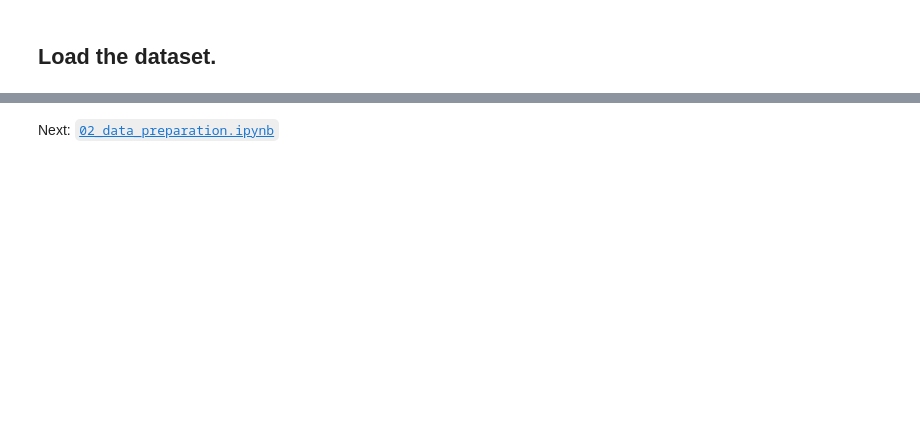
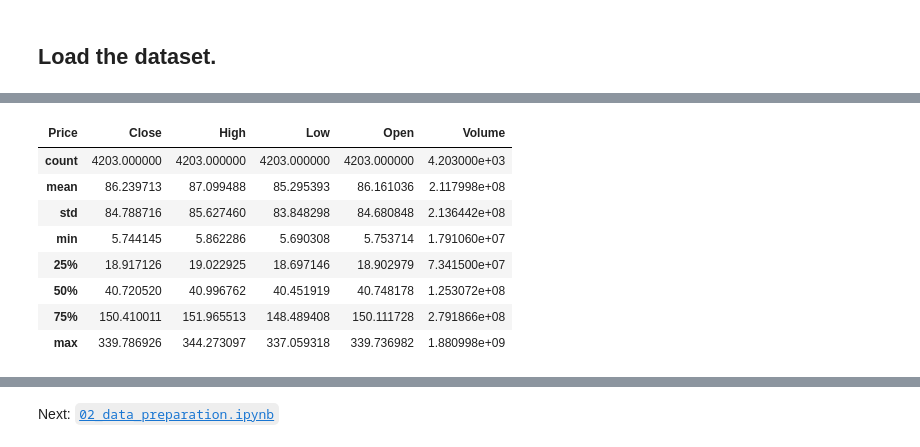
Before and after one commit to wences-psu/Stock_Price_DL, a Jupyter notebook: notebooks/01_business_and_data_understanding.ipynb, the cells around one changed output, grey strips where cells are left out. Saved outputs shown, nothing was run; the diff lists cells and outputs as text; code cells hidden in the pictures; blank space fills up the shorter version.

```diff
--- a/notebooks/01_business_and_data_understanding.ipynb
+++ b/notebooks/01_business_and_data_understanding.ipynb
@@ -32,0 +200,13 @@ The dataset is located at `data/SnP_daily_update.csv/`
+# %%
+""" Get basic statistics from the data """
+apple_df.describe()
+# %% [output]
+| Price | Close | High | Low | Open | Volume |
+| count | 4203.000000 | 4203.000000 | 4203.000000 | 4203.000000 | 4.203000e+03 |
+| mean | 86.239713 | 87.099488 | 85.295393 | 86.161036 | 2.117998e+08 |
+| std | 84.788716 | 85.627460 | 83.848298 | 84.680848 | 2.136442e+08 |
+| min | 5.744145 | 5.862286 | 5.690308 | 5.753714 | 1.791060e+07 |
+| 25% | 18.917126 | 19.022925 | 18.697146 | 18.902979 | 7.341500e+07 |
+| 50% | 40.720520 | 40.996762 | 40.451919 | 40.748178 | 1.253072e+08 |
+| 75% | 150.410011 | 151.965513 | 148.489408 | 150.111728 | 2.791866e+08 |
+| max | 339.786926 | 344.273097 | 337.059318 | 339.736982 | 1.880998e+09 |
```
Also changed, not shown: parts of 18 cells of this notebook, 1 other file.
